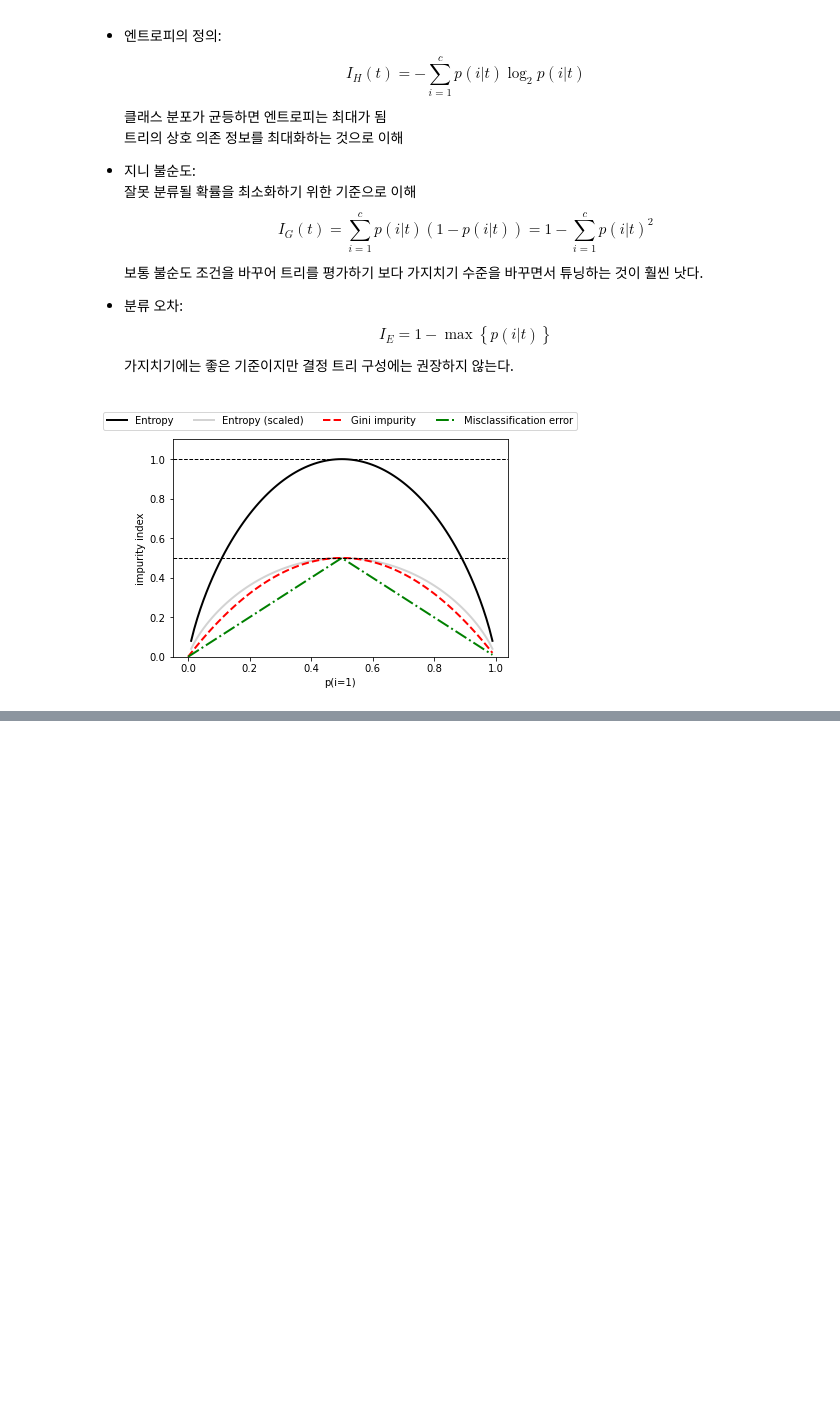
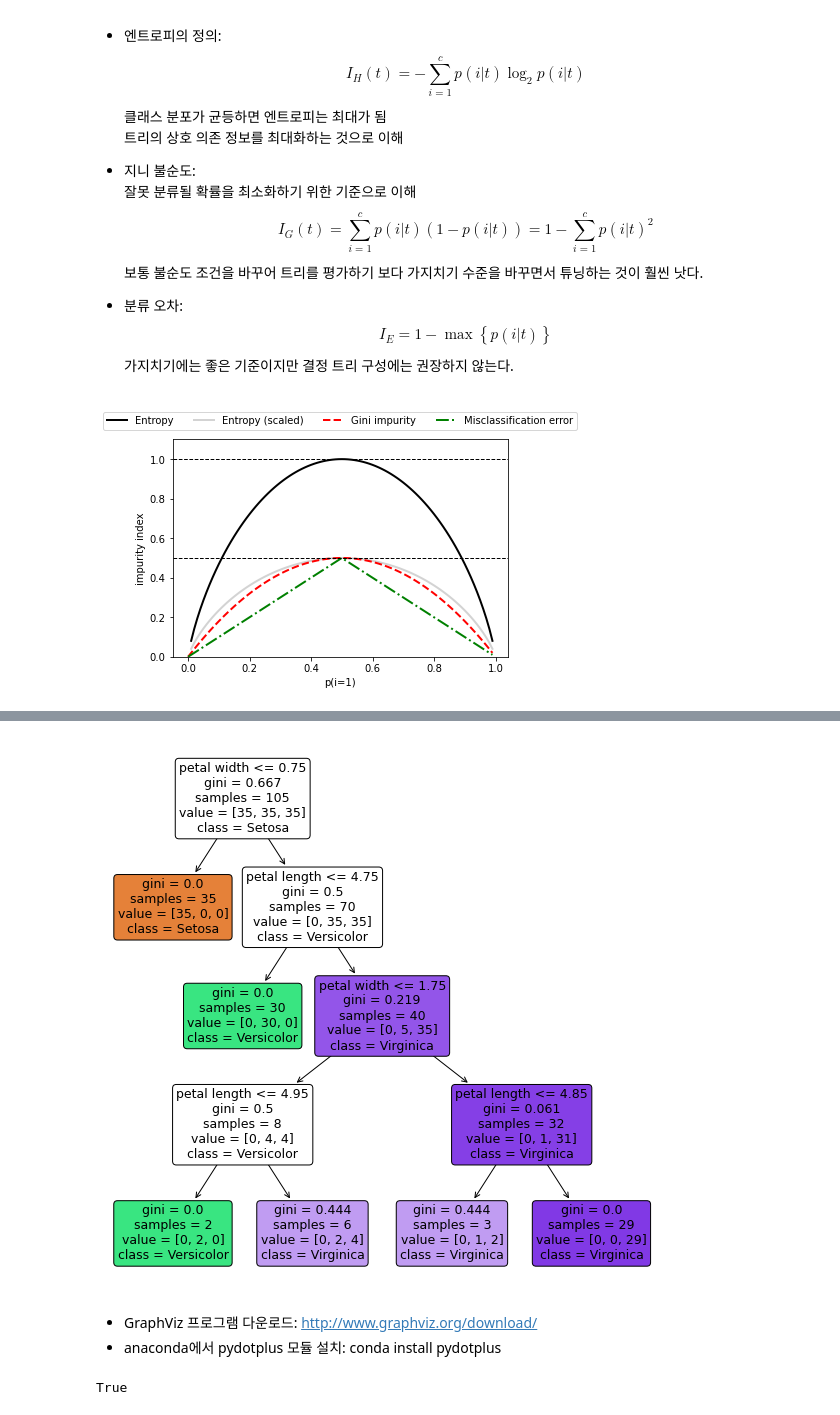
Before and after one commit to sunghyouk/study_room, a Jupyter notebook: python_ML/ex_chapter_3.ipynb, the cells around one changed output, grey strips where cells are left out. Cells and saved outputs as stored; diff of their text form; code cells hidden in the pictures; blank space fills up the shorter version.

```diff
--- a/python_ML/ex_chapter_3.ipynb
+++ b/python_ML/ex_chapter_3.ipynb
@@ -465,0 +494,34 @@ plt.show()
+# %%
+plt.figure(figsize=(10,10))
+tree.plot_tree(tree_model,
+               impurity=True,
+               filled=True,
+               rounded=True,
+               class_names=['Setosa',
+                            'Versicolor',
+                            'Virginica'],
+               feature_names=['petal length',
+                              'petal width'])
+plt.show()
+# %% [output]
+[figure, added]
+# %% [markdown]
+* GraphViz 프로그램 다운로드: http://www.graphviz.org/download/
+* anaconda에서 pydotplus 모듈 설치: conda install pydotplus
+# %%
+from pydotplus import graph_from_dot_data
+from sklearn.tree import export_graphviz
+
+dot_data = export_graphviz(tree_model,
+                           filled=True,
+                           rounded=True,
+                           class_names=['Setosa',
+                                        'Versicolor',
+                                        'Virginica'],
+                           feature_names=['petal length',
+                                          'petal width'],
+                           out_file=None)
+graph = graph_from_dot_data(dot_data)
+graph.write_png('tree.png')
+# %% [output]
+True
```
Also changed, not shown: parts of 4 cells of this notebook, 1 other file.
